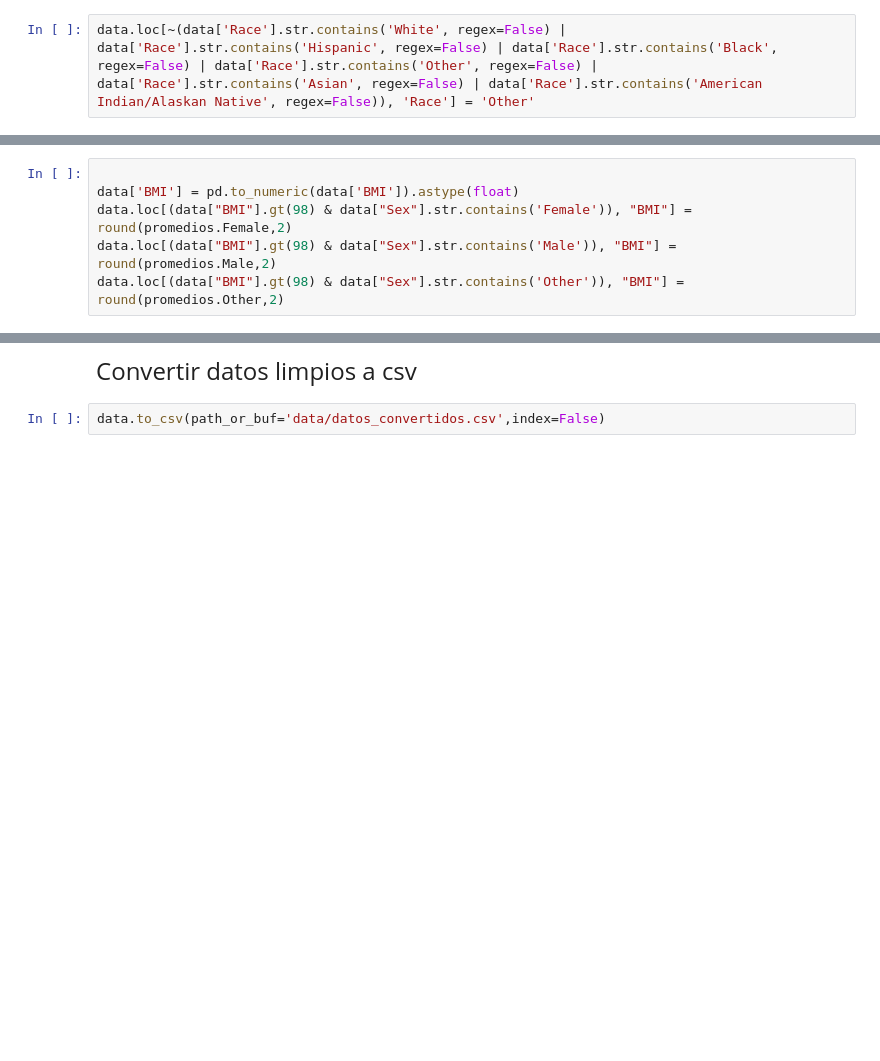
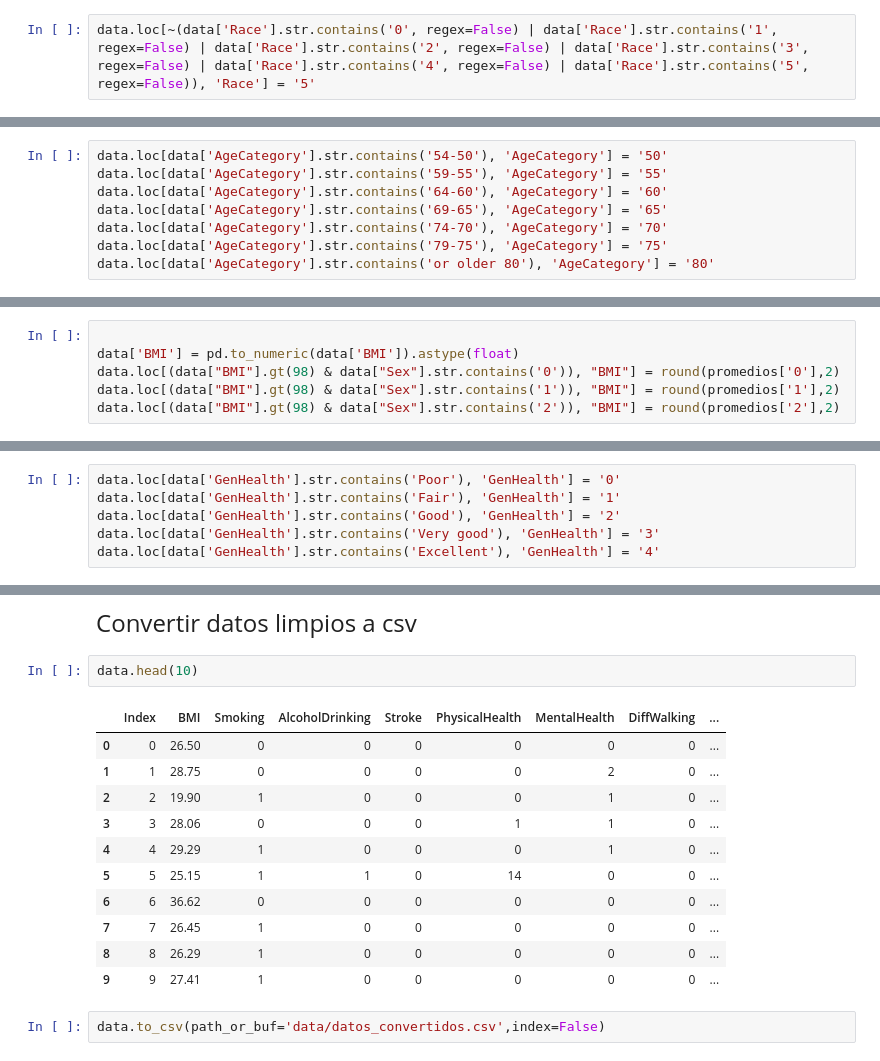
Before and after one commit to Gatos-de-negocios-BI/Laboratorio_1, a Jupyter notebook: PrepDatos.ipynb, the cells around one changed output, grey strips where cells are left out. Saved outputs shown, nothing was run; the diff lists cells and outputs as text; blank space fills up the shorter version.

```diff
--- a/PrepDatos.ipynb
+++ b/PrepDatos.ipynb
@@ -111,4 +303,4 @@ data.groupby('Race')['Index'].nunique().sort_values(ascending=False)
 # %%
-data.loc[~(data['Race'].str.contains('White', regex=False) | data['Race'].str.contains('Hispanic', regex=False) | data['Race'].str.contains('Black', regex=False) | data['Race'].str.contains('Other', regex=False) | data['Race'].str.contains('Asian', regex=False) | data['Race'].str.contains('American Indian/Alaskan Native', regex=False)), 'Race'] = 'Other'
+data.loc[~(data['Race'].str.contains('0', regex=False) | data['Race'].str.contains('1', regex=False) | data['Race'].str.contains('2', regex=False) | data['Race'].str.contains('3', regex=False) | data['Race'].str.contains('4', regex=False) | data['Race'].str.contains('5', regex=False)), 'Race'] = '5'
 # %%
 data.groupby('Race')['Index'].nunique().sort_values(ascending=False)
@@ -142,0 +374,8 @@ data.loc[~(data['AgeCategory'].str.contains('59-55') | data['AgeCategory'].str.c
+# %%
+data.loc[data['AgeCategory'].str.contains('54-50'), 'AgeCategory'] = '50'
+data.loc[data['AgeCategory'].str.contains('59-55'), 'AgeCategory'] = '55'
+data.loc[data['AgeCategory'].str.contains('64-60'), 'AgeCategory'] = '60'
+data.loc[data['AgeCategory'].str.contains('69-65'), 'AgeCategory'] = '65'
+data.loc[data['AgeCategory'].str.contains('74-70'), 'AgeCategory'] = '70'
+data.loc[data['AgeCategory'].str.contains('79-75'), 'AgeCategory'] = '75'
+data.loc[data['AgeCategory'].str.contains('or older 80'), 'AgeCategory'] = '80'
@@ -158,9 +411,9 @@ data["BMI"].fillna(100, inplace = True)
 # %%
 
 data['BMI'] = pd.to_numeric(data['BMI']).astype(float)
-data.loc[(data["BMI"].gt(98) & data["Sex"].str.contains('Female')), "BMI"] = round(promedios.Female,2)
-data.loc[(data["BMI"].gt(98) & data["Sex"].str.contains('Male')), "BMI"] = round(promedios.Male,2)
-data.loc[(data["BMI"].gt(98) & data["Sex"].str.contains('Other')), "BMI"] = round(promedios.Other,2)
+data.loc[(data["BMI"].gt(98) & data["Sex"].str.contains('0')), "BMI"] = round(promedios['0'],2)
+data.loc[(data["BMI"].gt(98) & data["Sex"].str.contains('1')), "BMI"] = round(promedios['1'],2)
+data.loc[(data["BMI"].gt(98) & data["Sex"].str.contains('2')), "BMI"] = round(promedios['2'],2)
 # %%
 np.set_printoptions(threshold=np.inf)
 data['BMI'].describe()
@@ -182,0 +479,6 @@ data.loc[~(data['GenHealth'].str.contains('Very good')) & ~(data['GenHealth'].st
+# %%
+data.loc[data['GenHealth'].str.contains('Poor'), 'GenHealth'] = '0'
+data.loc[data['GenHealth'].str.contains('Fair'), 'GenHealth'] = '1'
+data.loc[data['GenHealth'].str.contains('Good'), 'GenHealth'] = '2'
+data.loc[data['GenHealth'].str.contains('Very good'), 'GenHealth'] = '3'
+data.loc[data['GenHealth'].str.contains('Excellent'), 'GenHealth'] = '4'
@@ -183,4 +495,18 @@ data.loc[~(data['GenHealth'].str.contains('Very good')) & ~(data['GenHealth'].st
 # %% [markdown]
 <font size=5>Convertir datos limpios a csv</font>
+# %%
+data.head(10)
+# %% [output]
+|  | Index | BMI | Smoking | AlcoholDrinking | Stroke | PhysicalHealth | MentalHealth | DiffWalking | ... |
+| 0 | 0 | 26.50 | 0 | 0 | 0 | 0 | 0 | 0 | ... |
+| 1 | 1 | 28.75 | 0 | 0 | 0 | 0 | 2 | 0 | ... |
+| 2 | 2 | 19.90 | 1 | 0 | 0 | 0 | 1 | 0 | ... |
+| 3 | 3 | 28.06 | 0 | 0 | 0 | 1 | 1 | 0 | ... |
+| 4 | 4 | 29.29 | 1 | 0 | 0 | 0 | 1 | 0 | ... |
+| 5 | 5 | 25.15 | 1 | 1 | 0 | 14 | 0 | 0 | ... |
+| 6 | 6 | 36.62 | 0 | 0 | 0 | 0 | 0 | 0 | ... |
+| 7 | 7 | 26.45 | 1 | 0 | 0 | 0 | 0 | 0 | ... |
+| 8 | 8 | 26.29 | 1 | 0 | 0 | 0 | 0 | 0 | ... |
+| 9 | 9 | 27.41 | 1 | 0 | 0 | 0 | 0 | 0 | ... |
 # %%
 data.to_csv(path_or_buf='data/datos_convertidos.csv',index=False)
```
Also changed, not shown: parts of 48 cells of this notebook.
